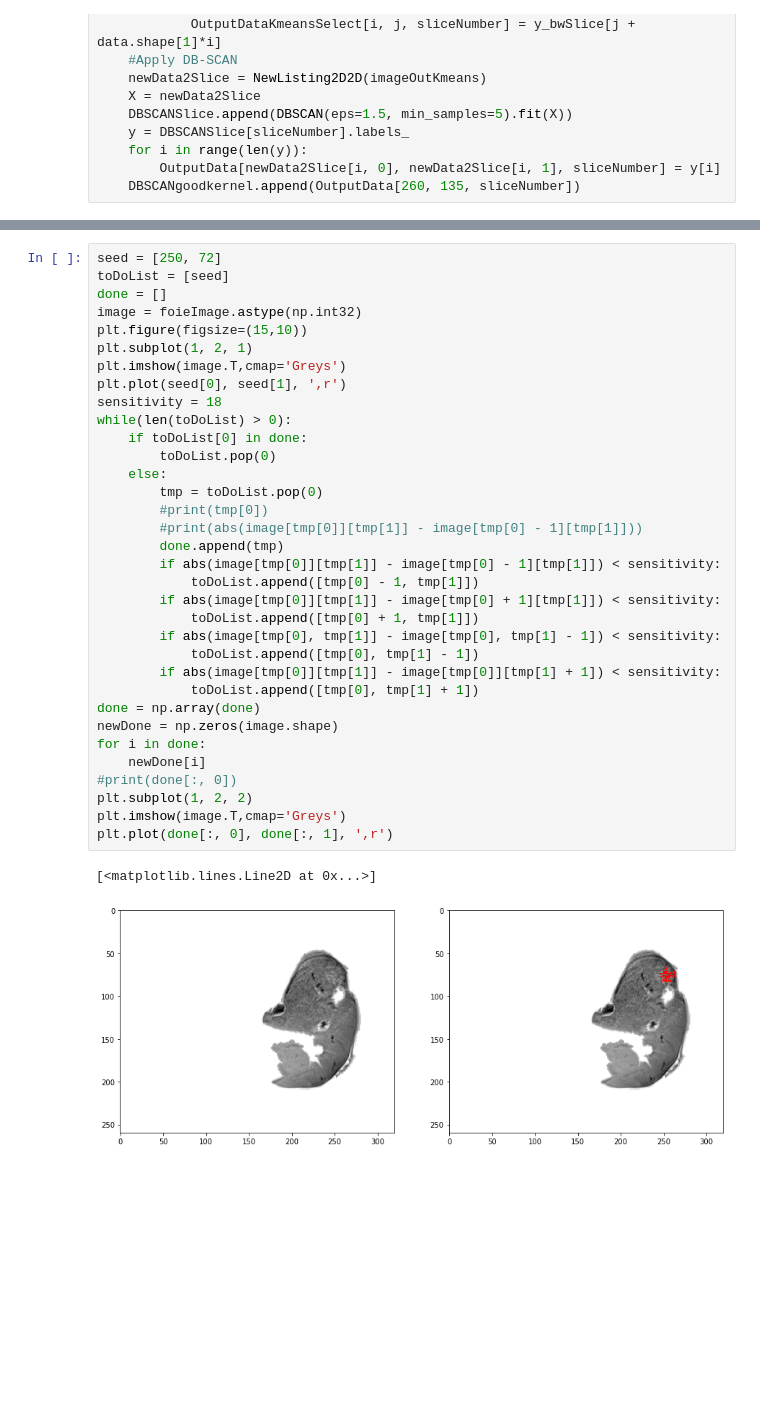
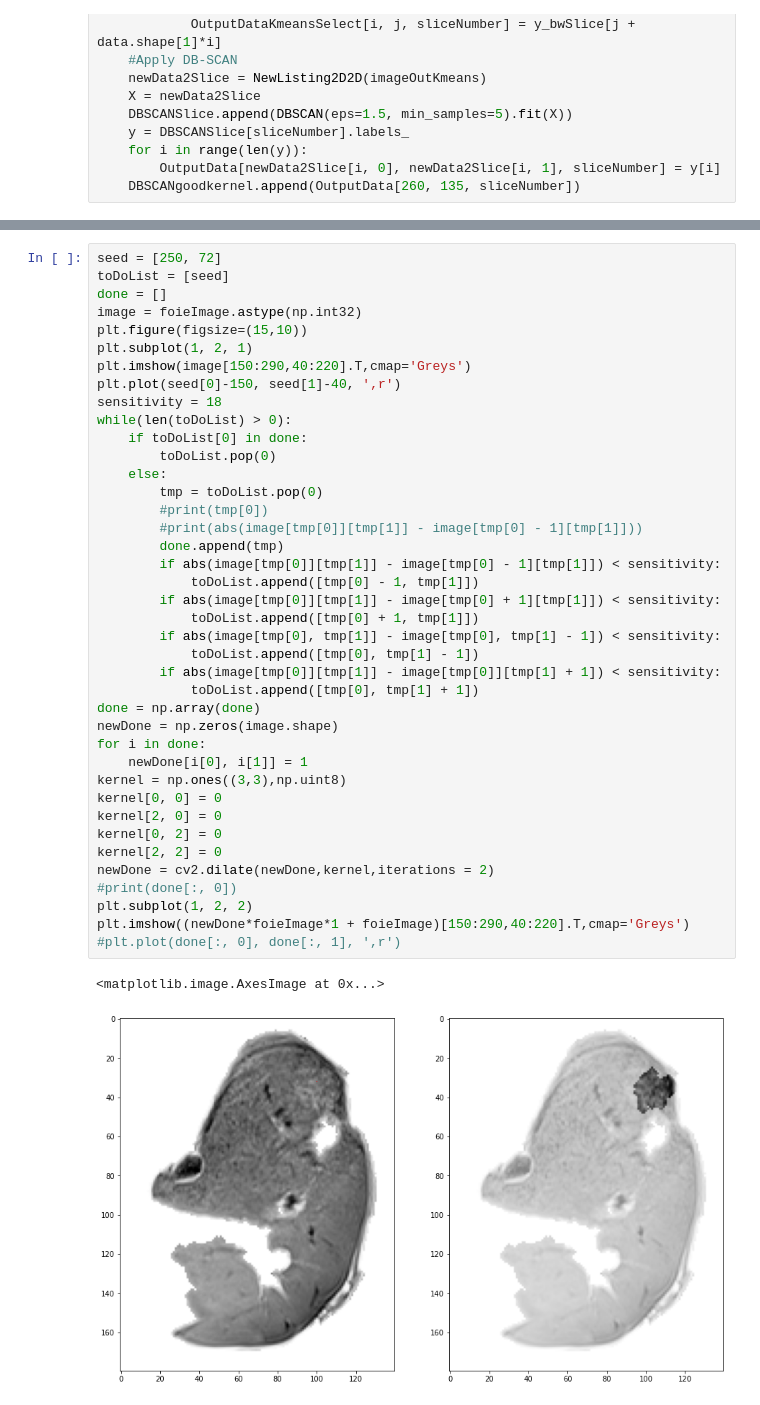
Before and after one commit to defrenned3238/WSBIM2243, a Jupyter notebook: WSBIM2243.ipynb, the cells around one changed output, grey strips where cells are left out. Drawn from its saved outputs; the diff is of its cells as text; blank space fills up the shorter version.

```diff
--- a/WSBIM2243.ipynb
+++ b/WSBIM2243.ipynb
@@ -522,37 +522,43 @@ cv2.imshow('image', image)
 # %%
 seed = [250, 72]
 toDoList = [seed]
 done = []
 image = foieImage.astype(np.int32)
 plt.figure(figsize=(15,10))
 plt.subplot(1, 2, 1)
-plt.imshow(image.T,cmap='Greys')
-plt.plot(seed[0], seed[1], ',r')
+plt.imshow(image[150:290,40:220].T,cmap='Greys')
+plt.plot(seed[0]-150, seed[1]-40, ',r')
 sensitivity = 18
 while(len(toDoList) > 0):
     if toDoList[0] in done:
         toDoList.pop(0)
     else:
         tmp = toDoList.pop(0)
         #print(tmp[0])
         #print(abs(image[tmp[0]][tmp[1]] - image[tmp[0] - 1][tmp[1]]))
         done.append(tmp)
         if abs(image[tmp[0]][tmp[1]] - image[tmp[0] - 1][tmp[1]]) < sensitivity:
             toDoList.append([tmp[0] - 1, tmp[1]])
         if abs(image[tmp[0]][tmp[1]] - image[tmp[0] + 1][tmp[1]]) < sensitivity:
             toDoList.append([tmp[0] + 1, tmp[1]])
         if abs(image[tmp[0], tmp[1]] - image[tmp[0], tmp[1] - 1]) < sensitivity:
             toDoList.append([tmp[0], tmp[1] - 1])
         if abs(image[tmp[0]][tmp[1]] - image[tmp[0]][tmp[1] + 1]) < sensitivity:
             toDoList.append([tmp[0], tmp[1] + 1])
 done = np.array(done)
 newDone = np.zeros(image.shape)
 for i in done:
-    newDone[i]
+    newDone[i[0], i[1]] = 1
+kernel = np.ones((3,3),np.uint8)
+kernel[0, 0] = 0
+kernel[2, 0] = 0
+kernel[0, 2] = 0
+kernel[2, 2] = 0
+newDone = cv2.dilate(newDone,kernel,iterations = 2)
 #print(done[:, 0])
 plt.subplot(1, 2, 2)
-plt.imshow(image.T,cmap='Greys')
-plt.plot(done[:, 0], done[:, 1], ',r')
+plt.imshow((newDone*foieImage*1 + foieImage)[150:290,40:220].T,cmap='Greys')
+#plt.plot(done[:, 0], done[:, 1], ',r')
 # %% [output]
-[<matplotlib.lines.Line2D at 0x...>]
+<matplotlib.image.AxesImage at 0x...>
-[figure, old version]
+[figure, new version]
```
Also changed, not shown: parts of 8 cells of this notebook.
